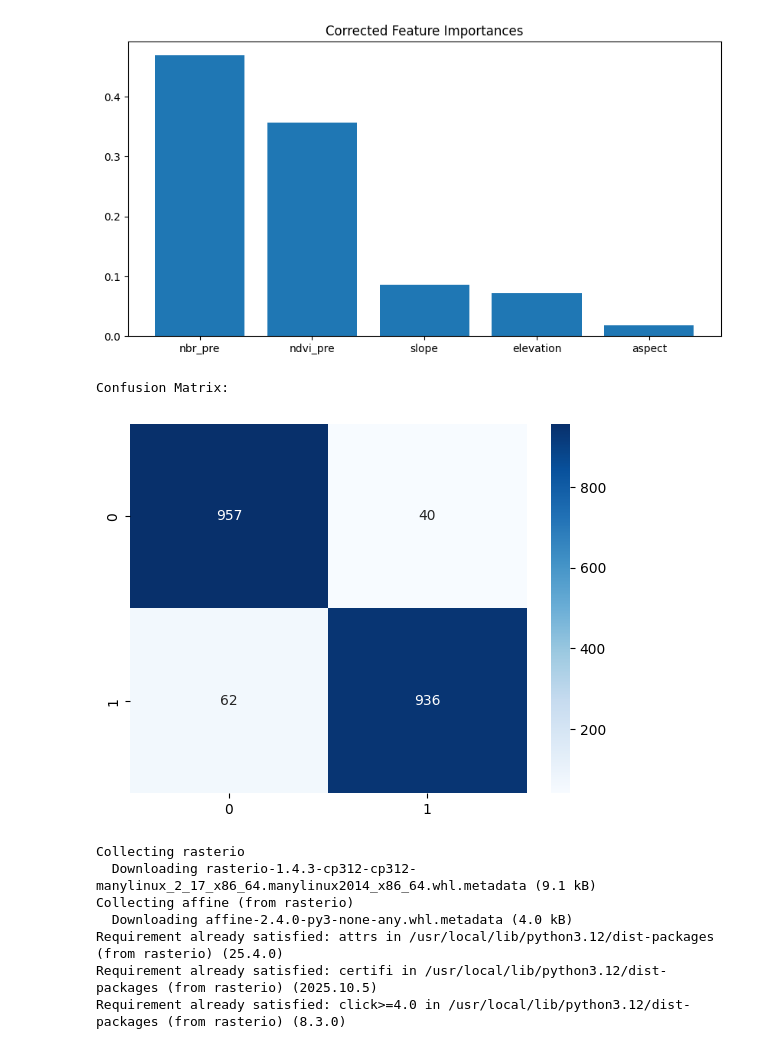
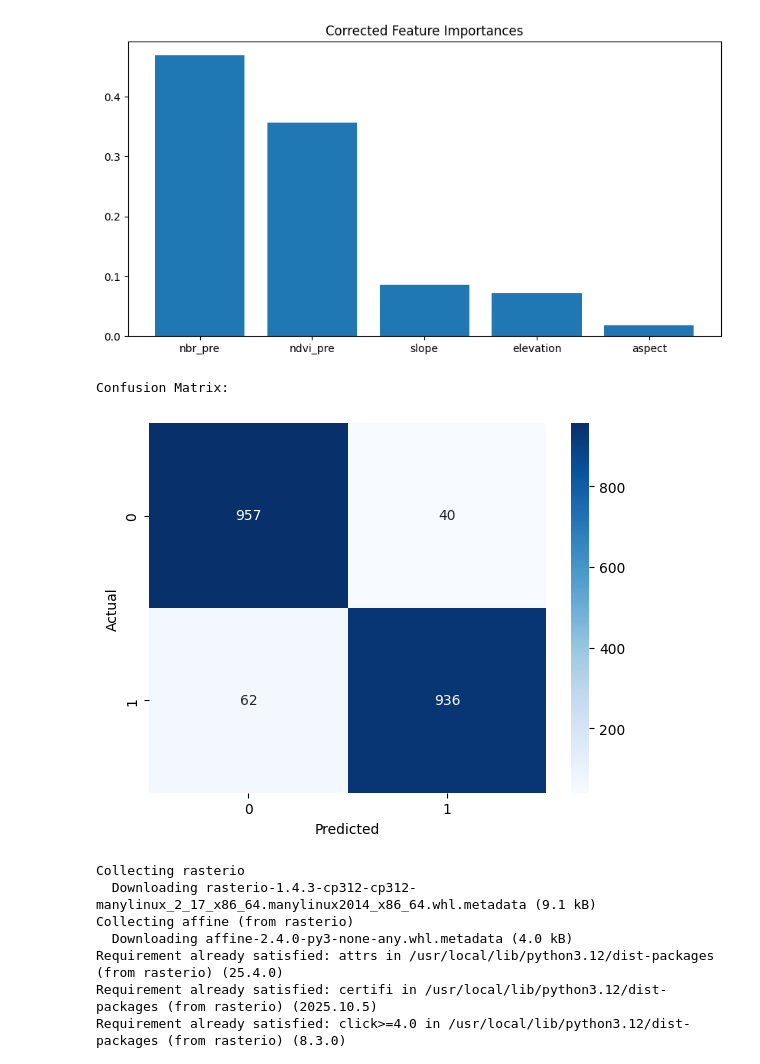
Before and after one commit to Manvithtech07/Forest-Fire-Detection-And-Prediction, a Jupyter notebook: notebooks/modeling_and_prediction.ipynb, the cells around one changed output. Saved outputs shown, nothing was run; the diff lists cells and outputs as text; code cells hidden in the pictures.

```diff
--- a/notebooks/modeling_and_prediction.ipynb
+++ b/notebooks/modeling_and_prediction.ipynb
@@ -152,13 +145,15 @@ plt.show()
 # %%
 from sklearn.metrics import confusion_matrix
 import seaborn as sns
 print("Confusion Matrix:")
 cm = confusion_matrix(y_test, rf_preds)
 sns.heatmap(cm, annot=True, fmt="d", cmap="Blues")
+plt.xlabel("Predicted")
+plt.ylabel("Actual")
 plt.show()
 # %% [output]
 Confusion Matrix:
-[figure, old version]
+[figure, new version]
 # %%
 !pip install rasterio
 # %% [output]
```
Also changed, not shown: parts of 3 cells of this notebook.
